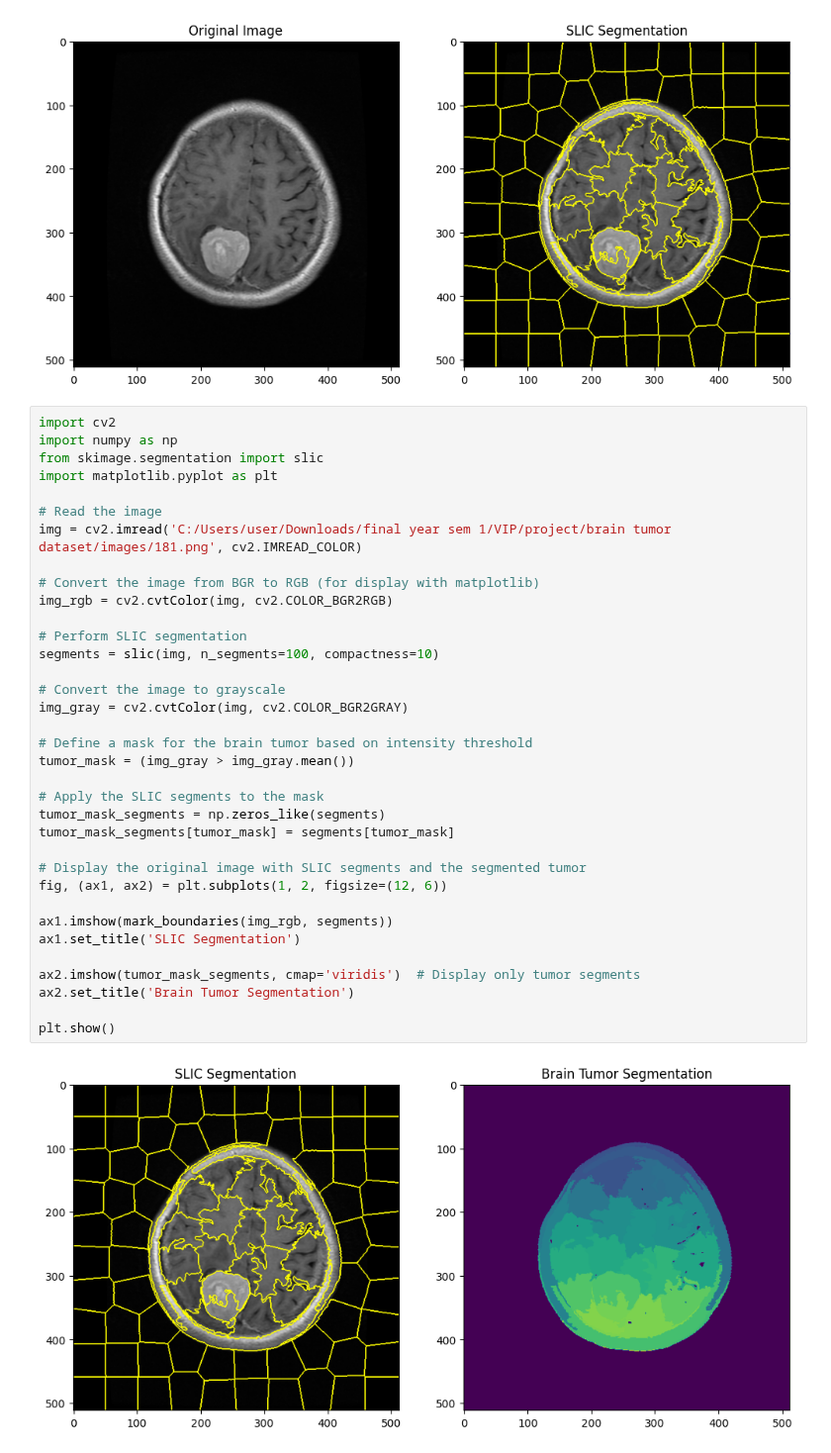
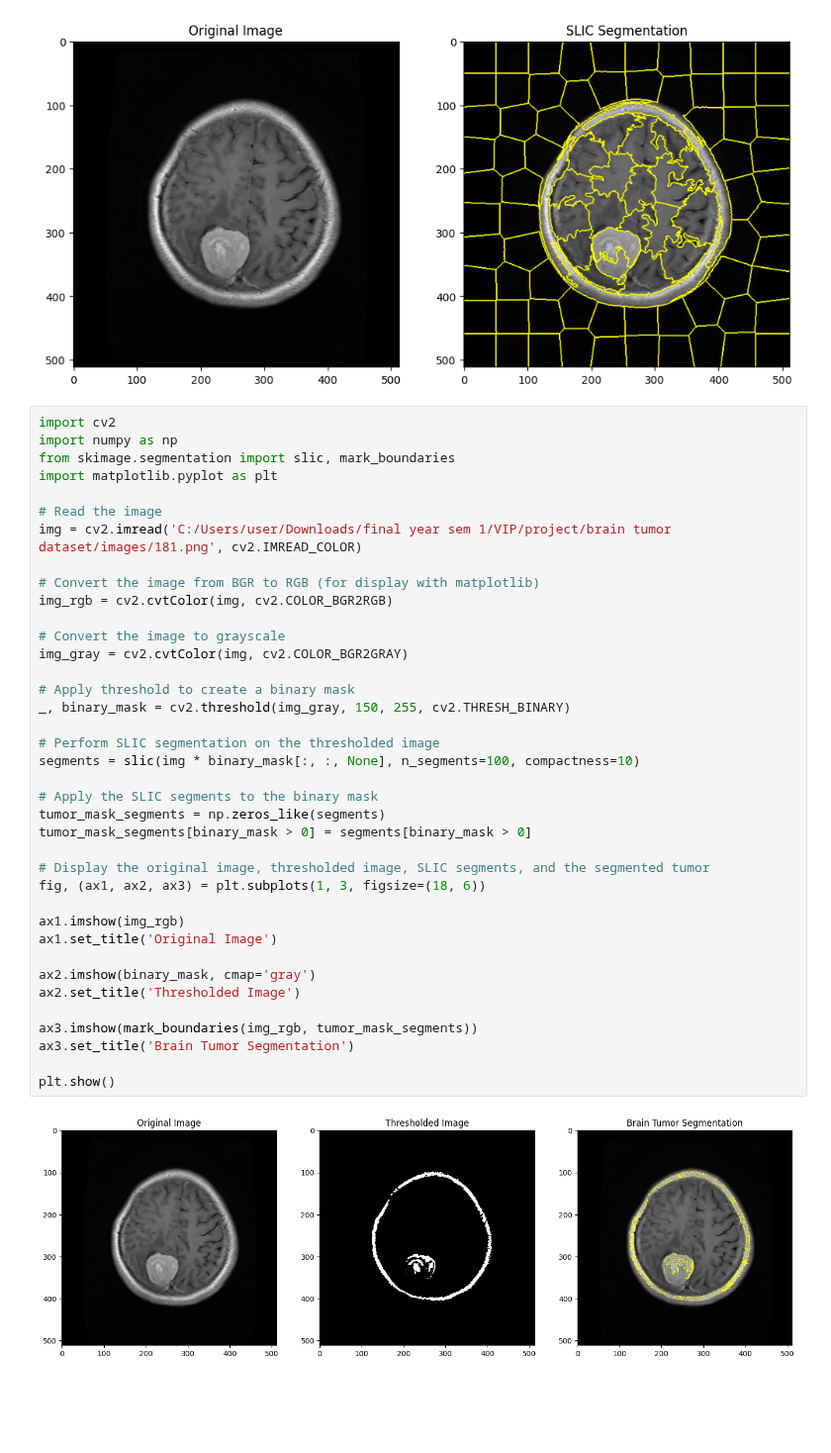
Before and after one commit to waiee/Brain-Tumor-Segmentation, a Jupyter notebook: main.ipynb, the cells around one changed output. Shown at 99% size. Cells and saved outputs as stored; diff of their text form; blank space fills up the shorter version.

```diff
--- a/main.ipynb
+++ b/main.ipynb
@@ -77,37 +77,40 @@ plt.show()
 # %%
 import cv2
 import numpy as np
-from skimage.segmentation import slic
+from skimage.segmentation import slic, mark_boundaries
 import matplotlib.pyplot as plt
 
 # Read the image
 img = cv2.imread('C:/Users/user/Downloads/final year sem 1/VIP/project/brain tumor dataset/images/181.png', cv2.IMREAD_COLOR)
 
 # Convert the image from BGR to RGB (for display with matplotlib)
 img_rgb = cv2.cvtColor(img, cv2.COLOR_BGR2RGB)
 
-# Perform SLIC segmentation
-segments = slic(img, n_segments=100, compactness=10)
-
 # Convert the image to grayscale
 img_gray = cv2.cvtColor(img, cv2.COLOR_BGR2GRAY)
 
-# Define a mask for the brain tumor based on intensity threshold
-tumor_mask = (img_gray > img_gray.mean())
+# Apply threshold to create a binary mask
+_, binary_mask = cv2.threshold(img_gray, 150, 255, cv2.THRESH_BINARY)
 
-# Apply the SLIC segments to the mask
+# Perform SLIC segmentation on the thresholded image
+segments = slic(img * binary_mask[:, :, None], n_segments=100, compactness=10)
+
+# Apply the SLIC segments to the binary mask
 tumor_mask_segments = np.zeros_like(segments)
-tumor_mask_segments[tumor_mask] = segments[tumor_mask]
+tumor_mask_segments[binary_mask > 0] = segments[binary_mask > 0]
 
-# Display the original image with SLIC segments and the segmented tumor
-fig, (ax1, ax2) = plt.subplots(1, 2, figsize=(12, 6))
+# Display the original image, thresholded image, SLIC segments, and the segmented tumor
+fig, (ax1, ax2, ax3) = plt.subplots(1, 3, figsize=(18, 6))
 
-ax1.imshow(mark_boundaries(img_rgb, segments))
-ax1.set_title('SLIC Segmentation')
+ax1.imshow(img_rgb)
+ax1.set_title('Original Image')
 
-ax2.imshow(tumor_mask_segments, cmap='viridis')  # Display only tumor segments
-ax2.set_title('Brain Tumor Segmentation')
+ax2.imshow(binary_mask, cmap='gray')
+ax2.set_title('Thresholded Image')
+
+ax3.imshow(mark_boundaries(img_rgb, tumor_mask_segments))
+ax3.set_title('Brain Tumor Segmentation')
 
 plt.show()
 # %% [output]
-[figure, old version]
+[figure, new version]
```
